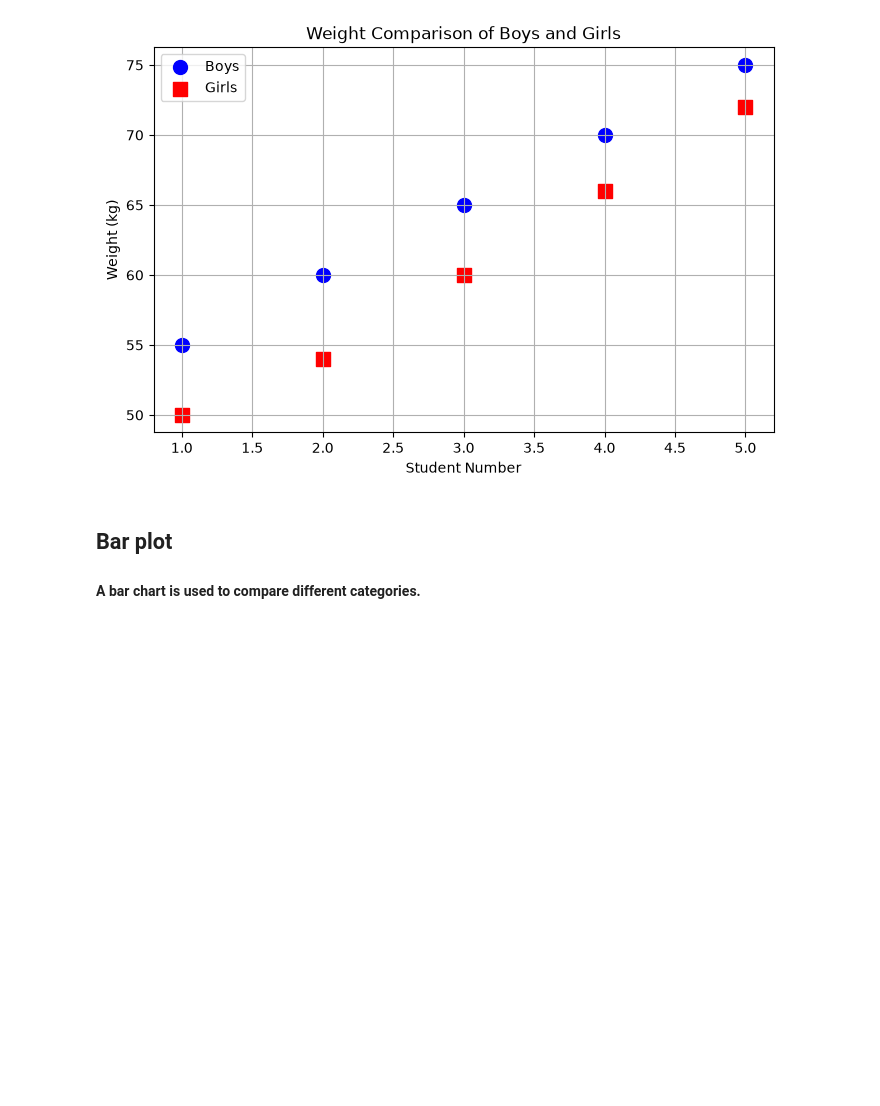
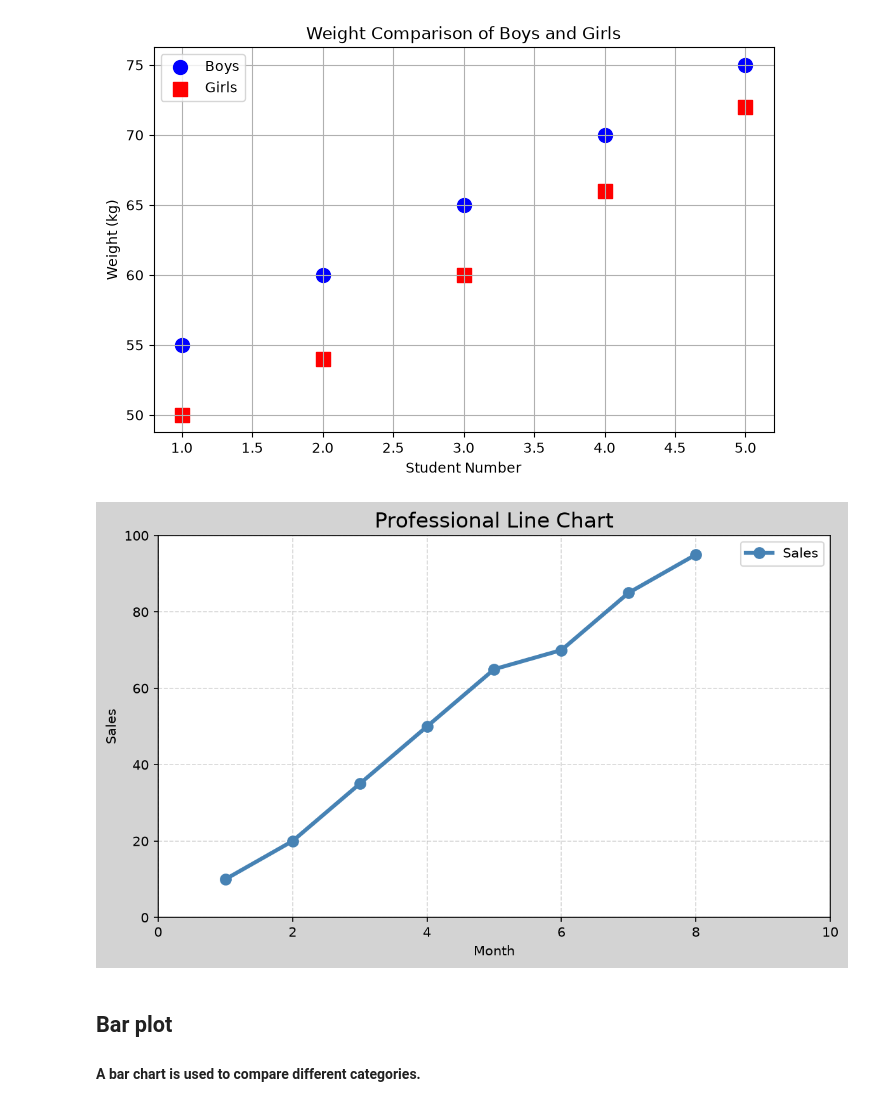
Before and after one commit to abid-rasel/MLOB_My_FILE, a Jupyter notebook: Session/Day 9/Matplotlib_basics.ipynb, the cells around one changed output. Drawn from its saved outputs; the diff is of its cells as text; code cells hidden in the pictures; blank space fills up the shorter version.

```diff
--- a/Session/Day 9/Matplotlib_basics.ipynb
+++ b/Session/Day 9/Matplotlib_basics.ipynb
@@ -263,6 +274,63 @@ plt.legend()
 plt.show()
 # %% [output]
 [figure]
+# %%
+import matplotlib.pyplot as plt
+
+# Data
+x = [1, 2, 3, 4, 5, 6, 7, 8]
+y = [10, 20, 35, 50, 65, 70, 85, 95]
+
+# Create a figure
+plt.figure(
+    figsize=(8, 5),
+    dpi=150,
+    facecolor="lightgray"
+)
+
+# Plot
+plt.plot(
+    x,
+    y,
+    color="steelblue",
+    linewidth=3,
+    marker="o",
+    markersize=8,
+    label="Sales"
+)
+
+# Customize
+plt.title("Professional Line Chart", fontsize=16)
+plt.xlabel("Month")
+plt.ylabel("Sales")
+
+# Limit the axes
+plt.xlim(0, 10)
+plt.ylim(0, 100)
+
+# Grid
+plt.grid(
+    linestyle="--",
+    alpha=0.5
+)
+
+# Legend
+plt.legend()
+
+# Adjust spacing
+plt.tight_layout()
+
+# Save the figure
+plt.savefig(
+    "professional_plot.png",
+    dpi=300,
+    bbox_inches="tight"
+)
+
+# Display
+plt.show()
+# %% [output]
+[figure, added]
 # %% [markdown]
 ## Bar plot
 #### A bar chart is used to compare different categories.
```
Also changed, not shown: parts of 6 cells of this notebook, 1 other file.
